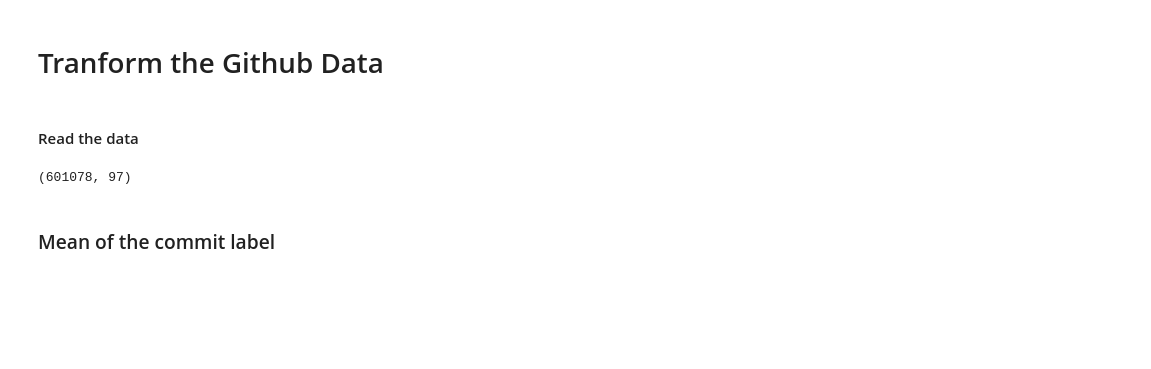
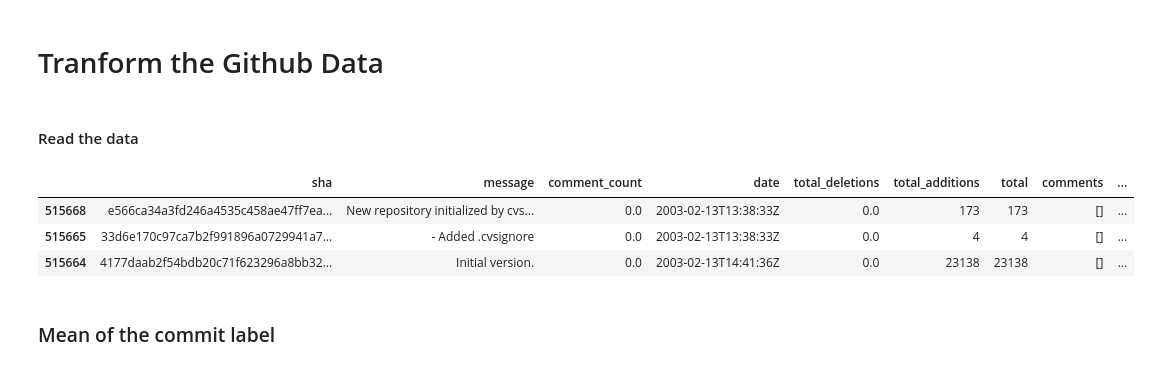
Before and after one commit to gesteves91/software-engineering-ml, a Jupyter notebook: notebooks/02-feature-extraction.ipynb, the cells around one changed output. Cells and saved outputs as stored; diff of their text form; code cells hidden in the pictures; blank space fills up the shorter version.

```diff
--- a/notebooks/02-feature-extraction.ipynb
+++ b/notebooks/02-feature-extraction.ipynb
@@ -7,13 +7,20 @@
 import pandas as pd
 import numpy as np
 import sys
+# %%
+pd.set_option('display.max_rows', 500)
+pd.set_option('display.max_columns', 500)
+pd.set_option('display.width', 1000)
 # %%
 # read the data
 df = pd.read_csv("../data/total_processed.csv", index_col=0)
-# %%
-df.shape
-# %% [output]
-(601078, 97)
+# %%
+df.head(3)
+# %% [output]
+|  | sha | message | comment_count | date | total_deletions | total_additions | total | comments | ... |
+| 515668 | e566ca34a3fd246a4535c458ae47ff7ea... | New repository initialized by cvs... | 0.0 | 2003-02-13T13:38:33Z | 0.0 | 173 | 173 | [] | ... |
+| 515665 | 33d6e170c97ca7b2f991896a0729941a7... | - Added .cvsignore | 0.0 | 2003-02-13T13:38:33Z | 0.0 | 4 | 4 | [] | ... |
+| 515664 | 4177daab2f54bdb20c71f623296a8bb32... | Initial version. | 0.0 | 2003-02-13T14:41:36Z | 0.0 | 23138 | 23138 | [] | ... |
 # %% [markdown]
 ### Mean of the commit label
 # %%
```
Also changed, not shown: parts of 1 cell of this notebook, 5 other files.
